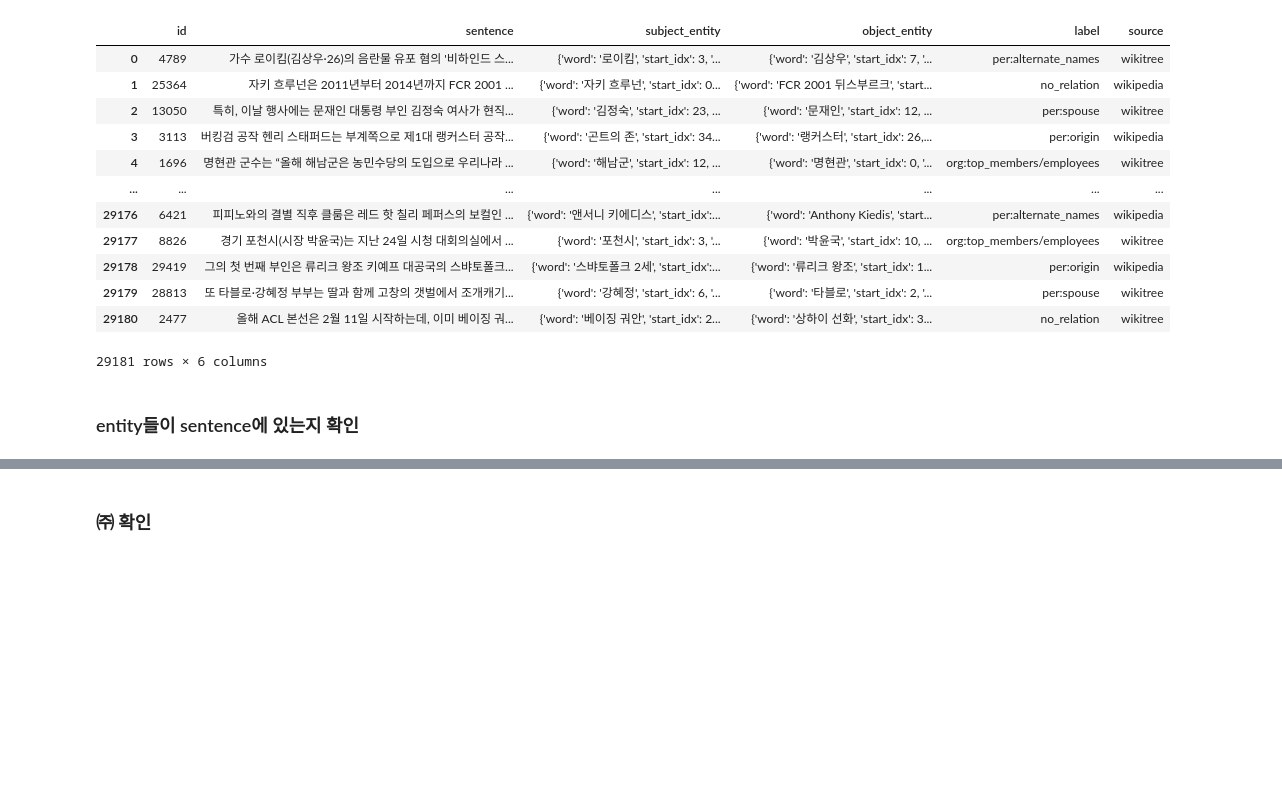
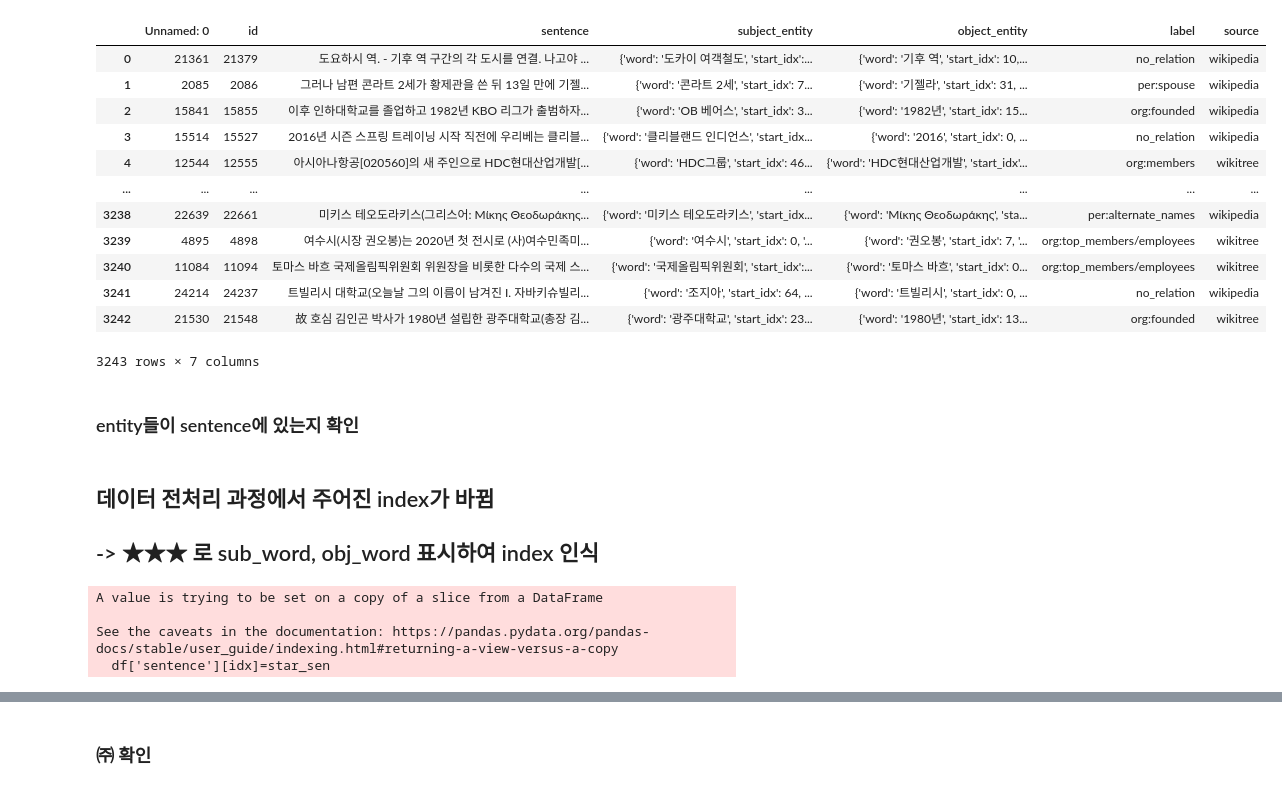
Before and after one commit to boostcampaitech4lv23nlp1/level2_klue_nlp-level2-nlp-01, a Jupyter notebook: dataset/remove_paren.ipynb, the cells around one changed output, grey strips where cells are left out. Cells and saved outputs as stored; diff of their text form; code cells hidden in the pictures; blank space fills up the shorter version.

```diff
--- a/dataset/remove_paren.ipynb
+++ b/dataset/remove_paren.ipynb
@@ -1,22 +1,22 @@
 # %%
 import pandas as pd
 import re
-df = pd.read_csv('/opt/ml/project2/level2_klue_nlp-level2-nlp-01/dataset/train/new_train_split.csv')
+df = pd.read_csv('/opt/ml/project2/level2_klue_nlp-level2-nlp-01/dataset/train/new_val_split.csv')
 df
 # %% [output]
-|  | id | sentence | subject_entity | object_entity | label | source |
-| 0 | 4789 | 가수 로이킴(김상우·26)의 음란물 유포 혐의 '비하인드 스... | {'word': '로이킴', 'start_idx': 3, '... | {'word': '김상우', 'start_idx': 7, '... | per:alternate_names | wikitree |
-| 1 | 25364 | 자키 흐루넌은 2011년부터 2014년까지 FCR 2001 ... | {'word': '자키 흐루넌', 'start_idx': 0... | {'word': 'FCR 2001 뒤스부르크', 'start... | no_relation | wikipedia |
-| 2 | 13050 | 특히, 이날 행사에는 문재인 대통령 부인 김정숙 여사가 현직... | {'word': '김정숙', 'start_idx': 23, ... | {'word': '문재인', 'start_idx': 12, ... | per:spouse | wikitree |
-| 3 | 3113 | 버킹검 공작 헨리 스태퍼드는 부계쪽으로 제1대 랭커스터 공작... | {'word': '곤트의 존', 'start_idx': 34... | {'word': '랭커스터', 'start_idx': 26,... | per:origin | wikipedia |
-| 4 | 1696 | 명현관 군수는 “올해 해남군은 농민수당의 도입으로 우리나라 ... | {'word': '해남군', 'start_idx': 12, ... | {'word': '명현관', 'start_idx': 0, '... | org:top_members/employees | wikitree |
-| ... | ... | ... | ... | ... | ... | ... |
-| 29176 | 6421 | 피피노와의 결별 직후 클룸은 레드 핫 칠리 페퍼스의 보컬인 ... | {'word': '앤서니 키에디스', 'start_idx':... | {'word': 'Anthony Kiedis', 'start... | per:alternate_names | wikipedia |
-| 29177 | 8826 | 경기 포천시(시장 박윤국)는 지난 24일 시청 대회의실에서 ... | {'word': '포천시', 'start_idx': 3, '... | {'word': '박윤국', 'start_idx': 10, ... | org:top_members/employees | wikitree |
-| 29178 | 29419 | 그의 첫 번째 부인은 류리크 왕조 키예프 대공국의 스뱌토폴크... | {'word': '스뱌토폴크 2세', 'start_idx':... | {'word': '류리크 왕조', 'start_idx': 1... | per:origin | wikipedia |
-| 29179 | 28813 | 또 타블로·강혜정 부부는 딸과 함께 고창의 갯벌에서 조개캐기... | {'word': '강혜정', 'start_idx': 6, '... | {'word': '타블로', 'start_idx': 2, '... | per:spouse | wikitree |
-| 29180 | 2477 | 올해 ACL 본선은 2월 11일 시작하는데, 이미 베이징 궈... | {'word': '베이징 궈안', 'start_idx': 2... | {'word': '상하이 선화', 'start_idx': 3... | no_relation | wikitree |
+|  | Unnamed: 0 | id | sentence | subject_entity | object_entity | label | source |
+| 0 | 21361 | 21379 | 도요하시 역. - 기후 역 구간의 각 도시를 연결. 나고야 ... | {'word': '도카이 여객철도', 'start_idx':... | {'word': '기후 역', 'start_idx': 10,... | no_relation | wikipedia |
+| 1 | 2085 | 2086 | 그러나 남편 콘라트 2세가 황제관을 쓴 뒤 13일 만에 기젤... | {'word': '콘라트 2세', 'start_idx': 7... | {'word': '기젤라', 'start_idx': 31, ... | per:spouse | wikipedia |
+| 2 | 15841 | 15855 | 이후 인하대학교를 졸업하고 1982년 KBO 리그가 출범하자... | {'word': 'OB 베어스', 'start_idx': 3... | {'word': '1982년', 'start_idx': 15... | org:founded | wikipedia |
+| 3 | 15514 | 15527 | 2016년 시즌 스프링 트레이닝 시작 직전에 우리베는 클리블... | {'word': '클리블랜드 인디언스', 'start_idx... | {'word': '2016', 'start_idx': 0, ... | no_relation | wikipedia |
+| 4 | 12544 | 12555 | 아시아나항공[020560]의 새 주인으로 HDC현대산업개발[... | {'word': 'HDC그룹', 'start_idx': 46... | {'word': 'HDC현대산업개발', 'start_idx'... | org:members | wikitree |
+| ... | ... | ... | ... | ... | ... | ... | ... |
+| 3238 | 22639 | 22661 | 미키스 테오도라키스(그리스어: Μίκης Θεοδωράκης... | {'word': '미키스 테오도라키스', 'start_idx... | {'word': 'Μίκης Θεοδωράκης', 'sta... | per:alternate_names | wikipedia |
+| 3239 | 4895 | 4898 | 여수시(시장 권오봉)는 2020년 첫 전시로 (사)여수민족미... | {'word': '여수시', 'start_idx': 0, '... | {'word': '권오봉', 'start_idx': 7, '... | org:top_members/employees | wikitree |
+| 3240 | 11084 | 11094 | 토마스 바흐 국제올림픽위원회 위원장을 비롯한 다수의 국제 스... | {'word': '국제올림픽위원회', 'start_idx':... | {'word': '토마스 바흐', 'start_idx': 0... | org:top_members/employees | wikitree |
+| 3241 | 24214 | 24237 | 트빌리시 대학교(오늘날 그의 이름이 남겨진 I. 자바키슈빌리... | {'word': '조지아', 'start_idx': 64, ... | {'word': '트빌리시', 'start_idx': 0, ... | no_relation | wikipedia |
+| 3242 | 21530 | 21548 | 故 호심 김인곤 박사가 1980년 설립한 광주대학교(총장 김... | {'word': '광주대학교', 'start_idx': 23... | {'word': '1980년', 'start_idx': 13... | org:founded | wikitree |
-29181 rows × 6 columns
+3243 rows × 7 columns
 # %%
 # """" 날리기도 해보자.
 # %% [markdown]
@@ -33,3 +33,6 @@ for sen, sub, obj in zip(df['sentence'], df['subject_entity'], df['object_entity
     if obj_word not in sen:
         print(sen)
         print(obj_word)
+# %% [markdown]
+## 데이터 전처리 과정에서 주어진 index가  바뀜
+## -> ★★★ 로 sub_word, obj_word 표시하여 index 인식
@@ -35,0 +46,32 @@ for sen, sub, obj in zip(df['sentence'], df['subject_entity'], df['object_entity
+# %%
+idx=0
+star="★★★"
+for sub,obj,sent in zip(df['subject_entity'], df['object_entity'], df['sentence']):
+
+    sub = eval(sub)
+    obj = eval(obj)
+    sub_word=sub['word']
+    obj_word=obj['word']
+    # sub_word = sub[1:-1].split("':")[1].replace("'", '').split(',')[0].strip()
+    # obj_word = obj[1:-1].split("':")[1].replace("'", '').split(',')[0].strip()
+    ss=sub['start_idx']
+    se=sub['end_idx']
+    os=obj['start_idx']
+    oe=obj['end_idx']
+
+#     sub_word = sub[1:-1].split("':")[1].replace("'", '').split(',')[0].strip()
+#     obj_word = obj[1:-1].split("':")[1].replace("'", '').split(',')[0].strip()
+
+#     ss = int(sub.split("':")[2].split(',')[0].strip())   # subject_start
+#     se = int(sub.split("':")[3].split(',')[0].strip())   # sub_end
+#     os = int(obj.split("':")[2].split(',')[0].strip())   # obj_start
+#     oe = int(obj.split("':")[3].split(',')[0].strip())   # obj_end
+
+    star_sen=add_star(sent, sub_word, obj_word, ss,se,os,oe)
+    df['sentence'][idx]=star_sen
+    idx+=1
+# %% [output]
+A value is trying to be set on a copy of a slice from a DataFrame
+
+See the caveats in the documentation: https://pandas.pydata.org/pandas-docs/stable/user_guide/indexing.html#returning-a-view-versus-a-copy
+  df['sentence'][idx]=star_sen
```
Also changed, not shown: parts of 12 cells of this notebook, 4 other files.
